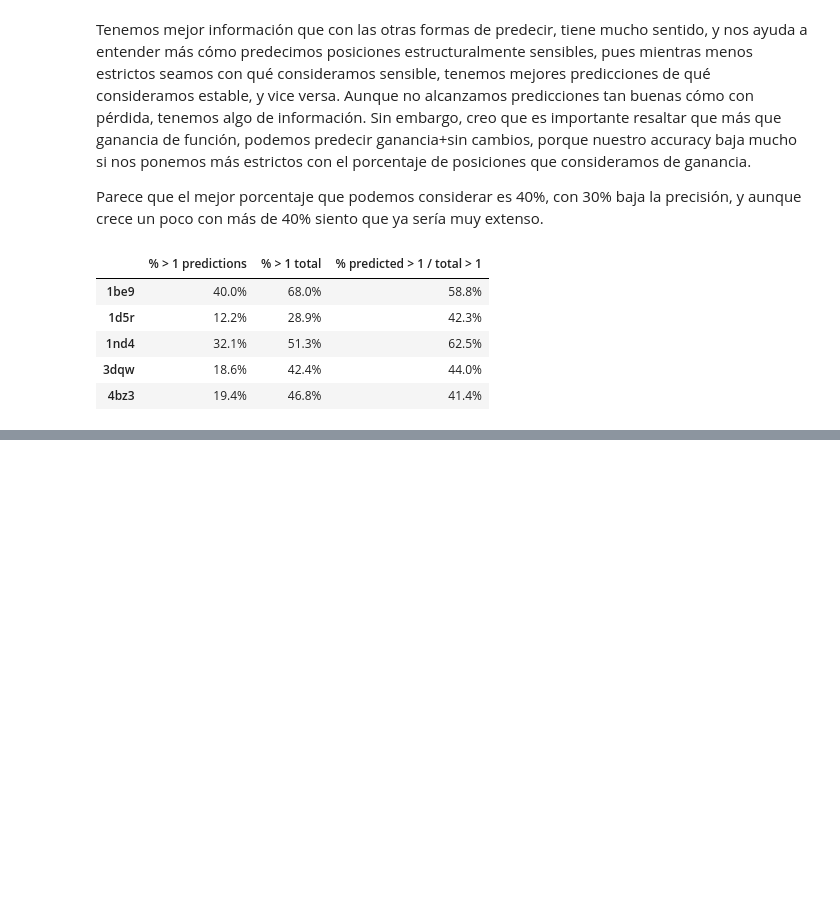
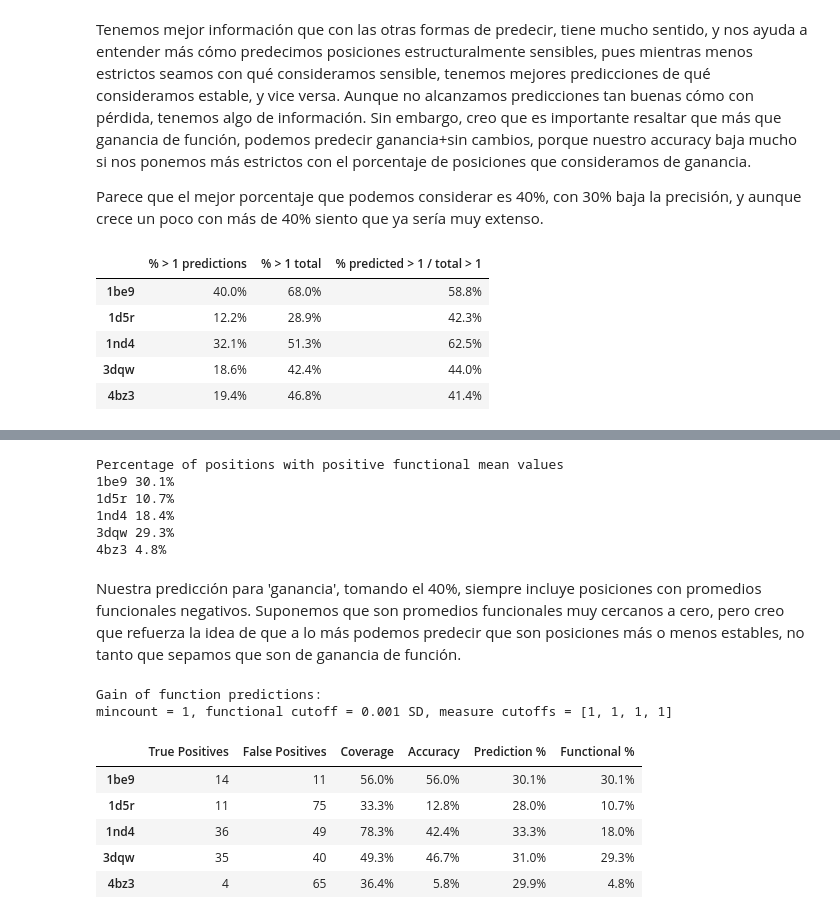
Before and after one commit to CrisSotomayor/perturbation-networks-get-data, a Jupyter notebook: data2.ipynb, the cells around one changed output, grey strips where cells are left out. Saved outputs shown, nothing was run; the diff lists cells and outputs as text; code cells hidden in the pictures; blank space fills up the shorter version.

```diff
--- a/data2.ipynb
+++ b/data2.ipynb
@@ -269,13 +269,13 @@ Vemos cómo cambian los datos al considerar solo los negativos o solo los positi
 
 El caso más extraño es 1nd4, que supongo viene del hecho de que la distribución original está muy inclinada hacia los negativos, mientras que las demás están más centradas al cero. Eso refleja bien las mediciones originales, que nos muestran más posiciones que en promedio son sensibles, y podría ser un argumento a favor de filtrar por desviaciones estándar.
 # %%
-def GetPercentage(percentage, which, data):
+def GetPercentage(percentage, which, data, return_score=False):
     """Return set with top or bottom percentage of positions according to functional data.
     Parameters:
         percentage (float): between 0 and 1, percentage of positions that we want.
         which (str): 'highest', 'lowest'
         data (dataframe): functional data to consider mean of
-
+        return_score (bool): If True, return list of tuples with mean value and position
     Returns:
         Set of positions.
     """
@@ -286,7 +286,10 @@ def GetPercentage(percentage, which, data):
     if which == 'highest':
         pairs.reverse()
     n = int(len(positions)*percentage)
-    return set([pair[1] for pair in pairs[:n]])
+    if return_score:
+        return [pair for pair in pairs[:n]]
+    else:
+        return set([pair[1] for pair in pairs[:n]])
 # %%
 def GetSD(sd, data):
     """ Return set with positions with mean scores above (if sd > 0) or below (if sd < 0) sd according to
@@ -928,0 +954,24 @@ No sé si habría que volver a los datos funcionales normales para checar estas
+# %%
+print('Percentage of positions with positive functional mean values')
+for protein in proteins:
+    print(protein, ToPercentage(GetSD(0.0001, functional_data[protein]), functional_data[protein].columns))
+# %% [output]
+Percentage of positions with positive functional mean values
+1be9 30.1%
+1d5r 10.7%
+1nd4 18.4%
+3dqw 29.3%
+4bz3 4.8%
+# %% [markdown]
+Nuestra predicción para 'ganancia', tomando el 40%, siempre incluye posiciones con promedios funcionales negativos. Suponemos que son promedios funcionales muy cercanos a cero, pero creo que refuerza la idea de que a lo más podemos predecir que son posiciones más o menos estables, no tanto que sepamos que son de ganancia de función.
+# %%
+ComparePredictionsGain3(0.001, 1,measure_cutoffs=[1,1,1,1], funct_method='sd', data=functional_data)
+# %% [output]
+Gain of function predictions:
+mincount = 1, functional cutoff = 0.001 SD, measure cutoffs = [1, 1, 1, 1]
+|  | True Positives | False Positives | Coverage | Accuracy | Prediction % | Functional % |
+| 1be9 | 14 | 11 | 56.0% | 56.0% | 30.1% | 30.1% |
+| 1d5r | 11 | 75 | 33.3% | 12.8% | 28.0% | 10.7% |
+| 1nd4 | 36 | 49 | 78.3% | 42.4% | 33.3% | 18.0% |
+| 3dqw | 35 | 40 | 49.3% | 46.7% | 31.0% | 29.3% |
+| 4bz3 | 4 | 65 | 36.4% | 5.8% | 29.9% | 4.8% |
```
Also changed, not shown: parts of 13 cells of this notebook.
